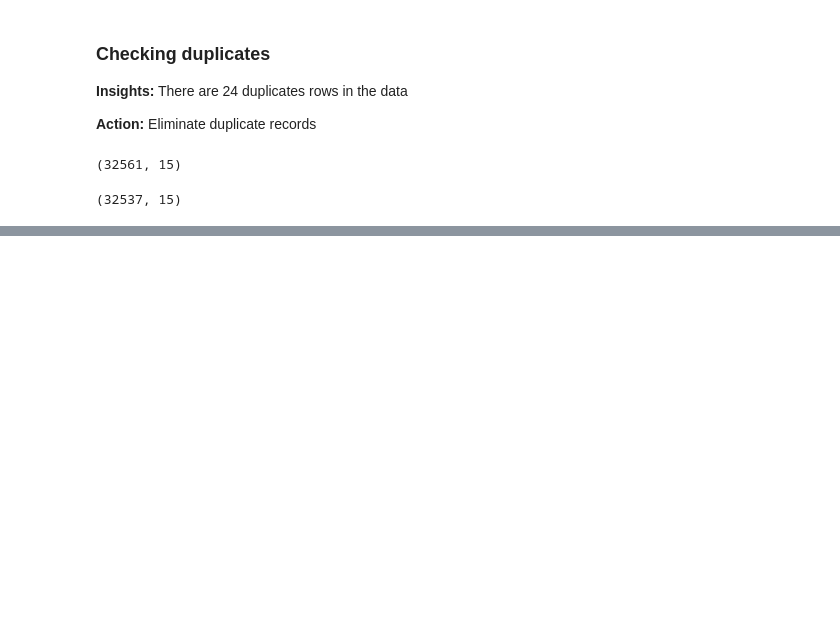
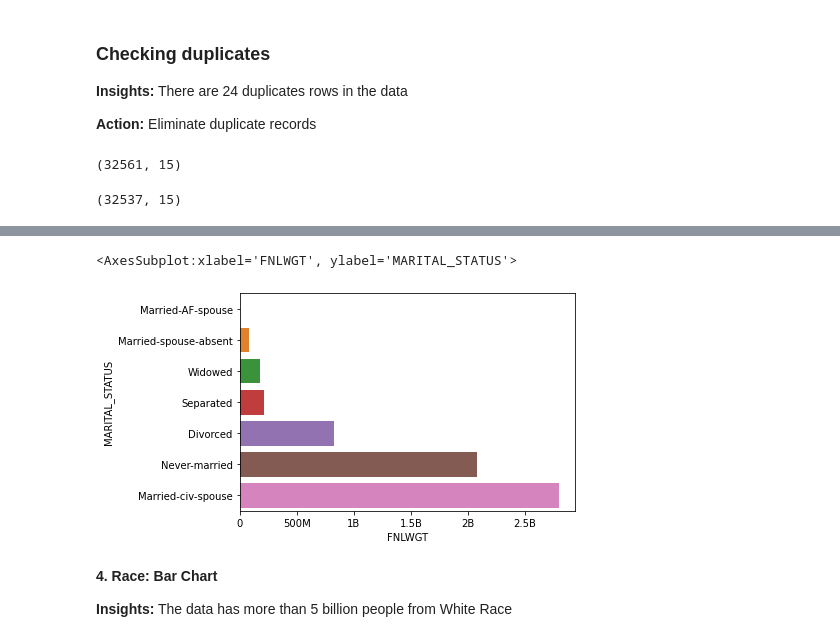
Before and after one commit to priyasharma1908/Income_Classification, a Jupyter notebook: Income_Classification.ipynb, the cells around one changed output, grey strips where cells are left out. Drawn from its saved outputs; the diff is of its cells as text; code cells hidden in the pictures; blank space fills up the shorter version.

```diff
--- a/Income_Classification.ipynb
+++ b/Income_Classification.ipynb
@@ -391,0 +485,16 @@ data.drop_duplicates(inplace = True)
+# %%
+marital_status_df = pd.DataFrame(data.groupby(['MARITAL_STATUS'])['FNLWGT'].agg('sum')).reset_index().\
+               sort_values(by = ['MARITAL_STATUS']).reset_index(drop = True)
+# %%
+plt.ticklabel_format(style = 'plain', axis = 'x')
+ax = plt.gca()
+ax.xaxis.set_major_formatter(tick.FuncFormatter(reformat_large_tick_values))
+
+sns.barplot(y = 'MARITAL_STATUS', x = 'FNLWGT', data = marital_status_df, order = marital_status_df.sort_values(by = ['FNLWGT'])['MARITAL_STATUS'])
+# %% [output]
+<AxesSubplot:xlabel='FNLWGT', ylabel='MARITAL_STATUS'>
+[figure, added]
+# %% [markdown]
+**4. Race: Bar Chart**
+
+**Insights:** The data has more than 5 billion people from White Race
```
Also changed, not shown: parts of 59 cells of this notebook.
